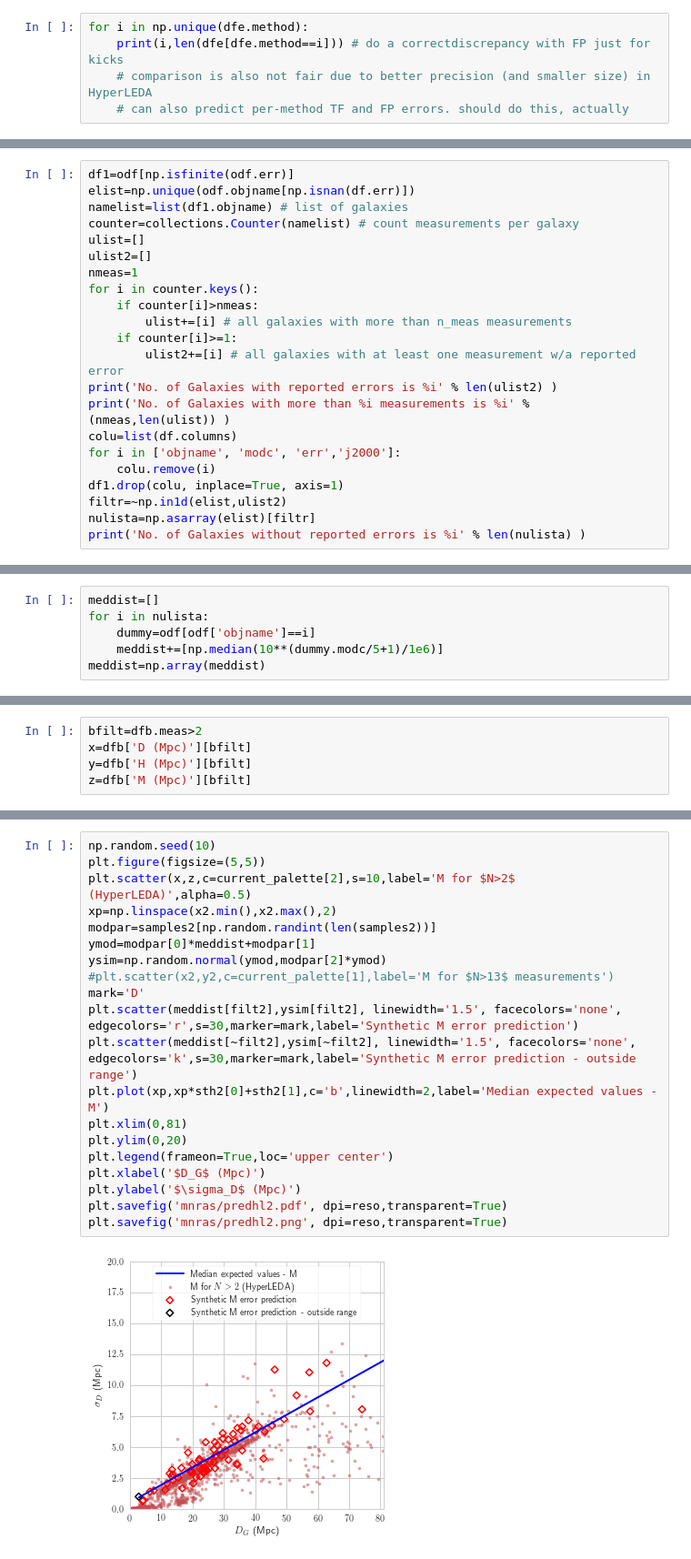
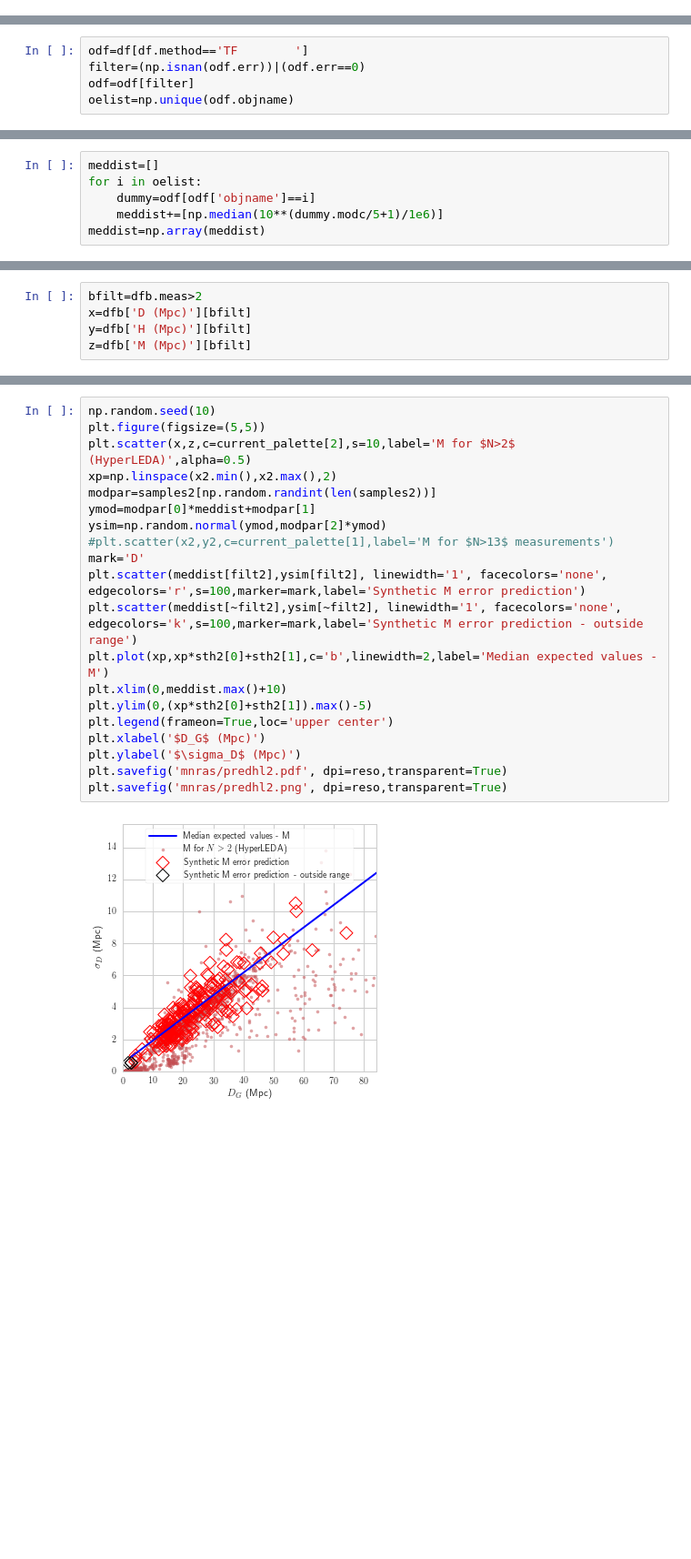
Before and after one commit to saint-germain/errorprediction, a Jupyter notebook: errors_HyperLEDA.ipynb, the cells around one changed output, grey strips where cells are left out. Shown at 91% size. Saved outputs shown, nothing was run; the diff lists cells and outputs as text; blank space fills up the shorter version.

Commit message:
HyperLEDA ready

```diff
--- a/errors_HyperLEDA.ipynb
+++ b/errors_HyperLEDA.ipynb
@@ -289,5 +191,0 @@ dfe=df[np.in1d(df.objname,nulista)]
-# %%
-for i in np.unique(dfe.method):
-    print(i,len(dfe[dfe.method==i])) # do a correctdiscrepancy with FP just for kicks
-    # comparison is also not fair due to better precision (and smaller size) in HyperLEDA
-    # can also predict per-method TF and FP errors. should do this, actually
@@ -309,22 +191,0 @@ odf=df[df.method=='TF        ']
-# %%
-df1=odf[np.isfinite(odf.err)]
-elist=np.unique(odf.objname[np.isnan(df.err)])
-namelist=list(df1.objname) # list of galaxies
-counter=collections.Counter(namelist) # count measurements per galaxy
-ulist=[]
-ulist2=[]
-nmeas=1
-for i in counter.keys():
-    if counter[i]>nmeas:
-        ulist+=[i] # all galaxies with more than n_meas measurements
-    if counter[i]>=1:
-        ulist2+=[i] # all galaxies with at least one measurement w/a reported error
-print('No. of Galaxies with reported errors is %i' % len(ulist2) )
-print('No. of Galaxies with more than %i measurements is %i' % (nmeas,len(ulist)) )
-colu=list(df.columns)
-for i in ['objname', 'modc', 'err','j2000']:
-    colu.remove(i)
-df1.drop(colu, inplace=True, axis=1)
-filtr=~np.in1d(elist,ulist2)
-nulista=np.asarray(elist)[filtr]
-print('No. of Galaxies without reported errors is %i' % len(nulista) )
@@ -340,0 +199,5 @@ len(nulista)
+# %%
+odf=df[df.method=='TF        ']
+filter=(np.isnan(odf.err))|(odf.err==0)
+odf=odf[filter]
+oelist=np.unique(odf.objname)
@@ -341,6 +208,6 @@ len(nulista)
 # %%
 meddist=[]
-for i in nulista:
+for i in oelist:
     dummy=odf[odf['objname']==i]
     meddist+=[np.median(10**(dummy.modc/5+1)/1e6)]
 meddist=np.array(meddist)
@@ -401,22 +259,22 @@ plt.savefig('mnras/predhl1.png', dpi=reso,transparent=True)
 # %%
 np.random.seed(10)
 plt.figure(figsize=(5,5))
 plt.scatter(x,z,c=current_palette[2],s=10,label='M for $N>2$ (HyperLEDA)',alpha=0.5)
 xp=np.linspace(x2.min(),x2.max(),2)
 modpar=samples2[np.random.randint(len(samples2))]
 ymod=modpar[0]*meddist+modpar[1]
 ysim=np.random.normal(ymod,modpar[2]*ymod)
 #plt.scatter(x2,y2,c=current_palette[1],label='M for $N>13$ measurements')
 mark='D'
-plt.scatter(meddist[filt2],ysim[filt2], linewidth='1.5', facecolors='none', edgecolors='r',s=30,marker=mark,label='Synthetic M error prediction')
-plt.scatter(meddist[~filt2],ysim[~filt2], linewidth='1.5', facecolors='none', edgecolors='k',s=30,marker=mark,label='Synthetic M error prediction - outside range')
+plt.scatter(meddist[filt2],ysim[filt2], linewidth='1', facecolors='none', edgecolors='r',s=100,marker=mark,label='Synthetic M error prediction')
+plt.scatter(meddist[~filt2],ysim[~filt2], linewidth='1', facecolors='none', edgecolors='k',s=100,marker=mark,label='Synthetic M error prediction - outside range')
 plt.plot(xp,xp*sth2[0]+sth2[1],c='b',linewidth=2,label='Median expected values - M')
-plt.xlim(0,81)
-plt.ylim(0,20)
+plt.xlim(0,meddist.max()+10)
+plt.ylim(0,(xp*sth2[0]+sth2[1]).max()-5)
 plt.legend(frameon=True,loc='upper center')
 plt.xlabel('$D_G$ (Mpc)')
 plt.ylabel('$\sigma_D$ (Mpc)')
 plt.savefig('mnras/predhl2.pdf', dpi=reso,transparent=True)
 plt.savefig('mnras/predhl2.png', dpi=reso,transparent=True)
 # %% [output]
-[figure, old version]
+[figure, new version]
```
Also changed, not shown: parts of 54 cells of this notebook, 10 other files.
